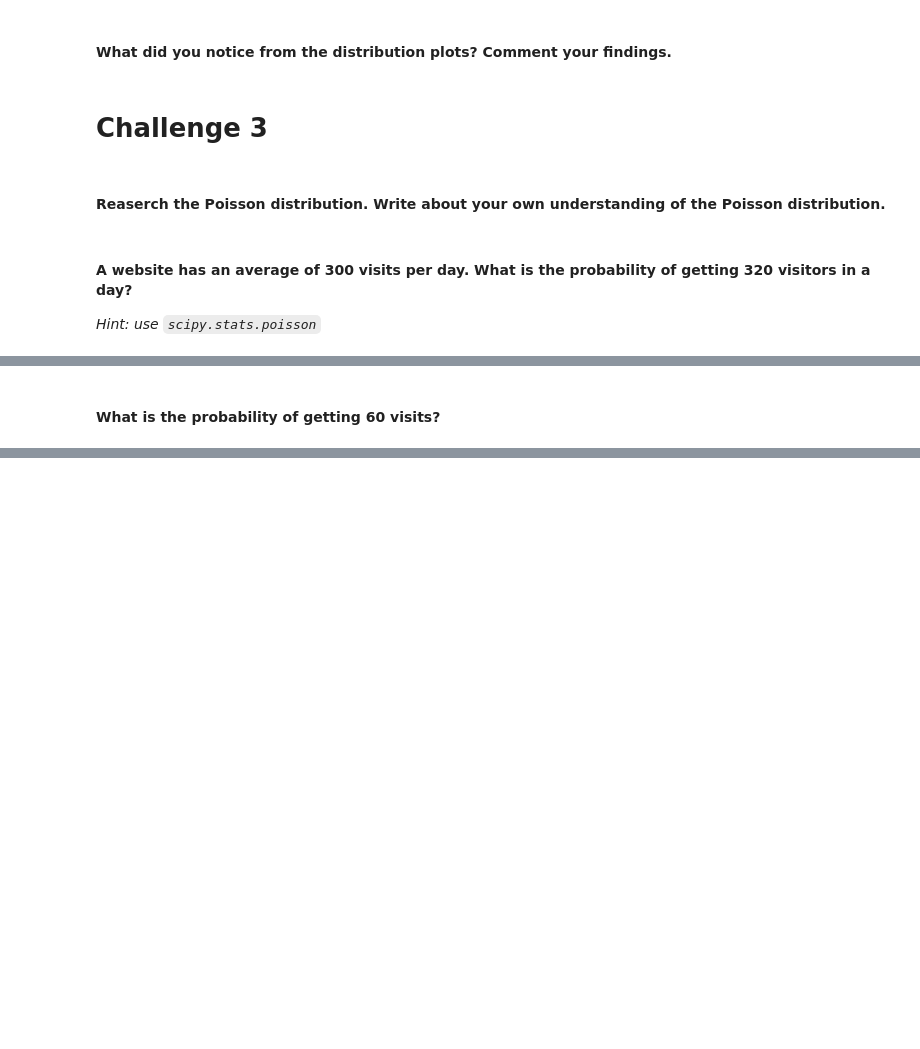
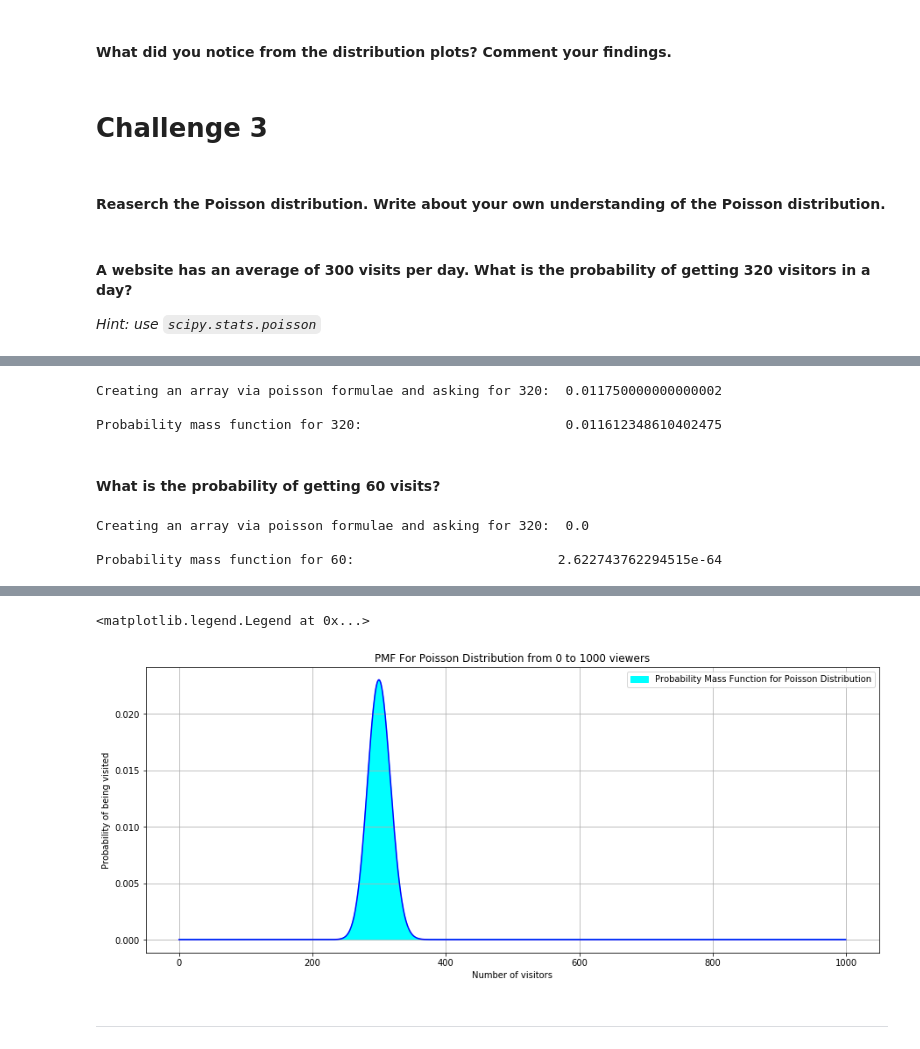
Before and after one commit to ironhack-datalabs/mad-oct-2018, a Jupyter notebook: module-2/lab-probability-distribution/your_code/main.ipynb, the cells around one changed output, grey strips where cells are left out. Cells and saved outputs as stored; diff of their text form; code cells hidden in the pictures; blank space fills up the shorter version.

Commit message:
lab-probability-distribution MOD #2

```diff
--- a/module-2/lab-probability-distribution/your_code/main.ipynb
+++ b/module-2/lab-probability-distribution/your_code/main.ipynb
@@ -200,2 +211,28 @@ array([290, 326, 284, 289, 281, 305, 307, 316, 283, 310, 285, 271, 297,
+# %%
+# Your code here
+mean=300 # Mean visits per day
+
+s_obj=320  # Study objective
+
+num_elements=100000
+
+# First way to do it
+poss=stats.poisson.rvs(300,size=num_elements)
+
+def find_num(x,b,c):
+    """
+    returns the probability of finding an element (b) in an array (x) for  a defined number of elements
+    """
+    return len(x[x==b])/c
+
+print('')
+print('Creating an array via poisson formulae and asking for 320: ',np.mean([find_num(poss,s_obj,num_elements) for i in range(500)]))
+# Second way with pmf
+print('')
+print('Probability mass function for %s:                         ' %s_obj,stats.poisson.pmf(s_obj,mean))
+# %% [output]
+Creating an array via poisson formulae and asking for 320:  0.011750000000000002
+
+Probability mass function for 320:                          0.011612348610402475
 # %% [markdown]
 #### What is the probability of getting 60 visits?
@@ -204,3 +239,15 @@ array([290, 326, 284, 289, 281, 305, 307, 316, 283, 310, 285, 271, 297,
+# %%
+# Your code here
+s_obj=60
+print('')
+print('Creating an array via poisson formulae and asking for 320: ',np.mean([find_num(poss,s_obj,num_elements) for i in range(500)]))
+# Second way with pmf
+print('')
+print('Probability mass function for %s:                         ' %s_obj,stats.poisson.pmf(s_obj,mean))
+# %% [output]
+Creating an array via poisson formulae and asking for 320:  0.0
+
+Probability mass function for 60:                          2.622743762294515e-64
 # %% [markdown]
 #### Plot the distribution of the probability for getting 0-1000 visits.
 
@@ -215,0 +261,18 @@ array([290, 326, 284, 289, 281, 305, 307, 316, 283, 310, 285, 271, 297,
+# %%
+# your code here
+k=range(0,1000) # Space of posibilities
+poisson_distr=stats.poisson.pmf(k,mean) # Poisson distribution for k
+
+fig,ax=plt.subplots(1,1,figsize=(15,6))
+ax.plot(k,poisson_distr,'b')
+ax.grid()
+ax.set_ylabel('Probability of being visited')
+ax.set_xlabel('Number of visitors')
+ax.set_title('PMF For Poisson Distribution from 0 to 1000 viewers')
+ax.fill(k,poisson_distr,color='cyan',label='Probability Mass Function for Poisson Distribution')
+ax.legend(ncol=1)
+# %% [output]
+<matplotlib.legend.Legend at 0x...>
+[figure, added]
+# %% [markdown]
+___
```
Also changed, not shown: parts of 7 cells of this notebook.
